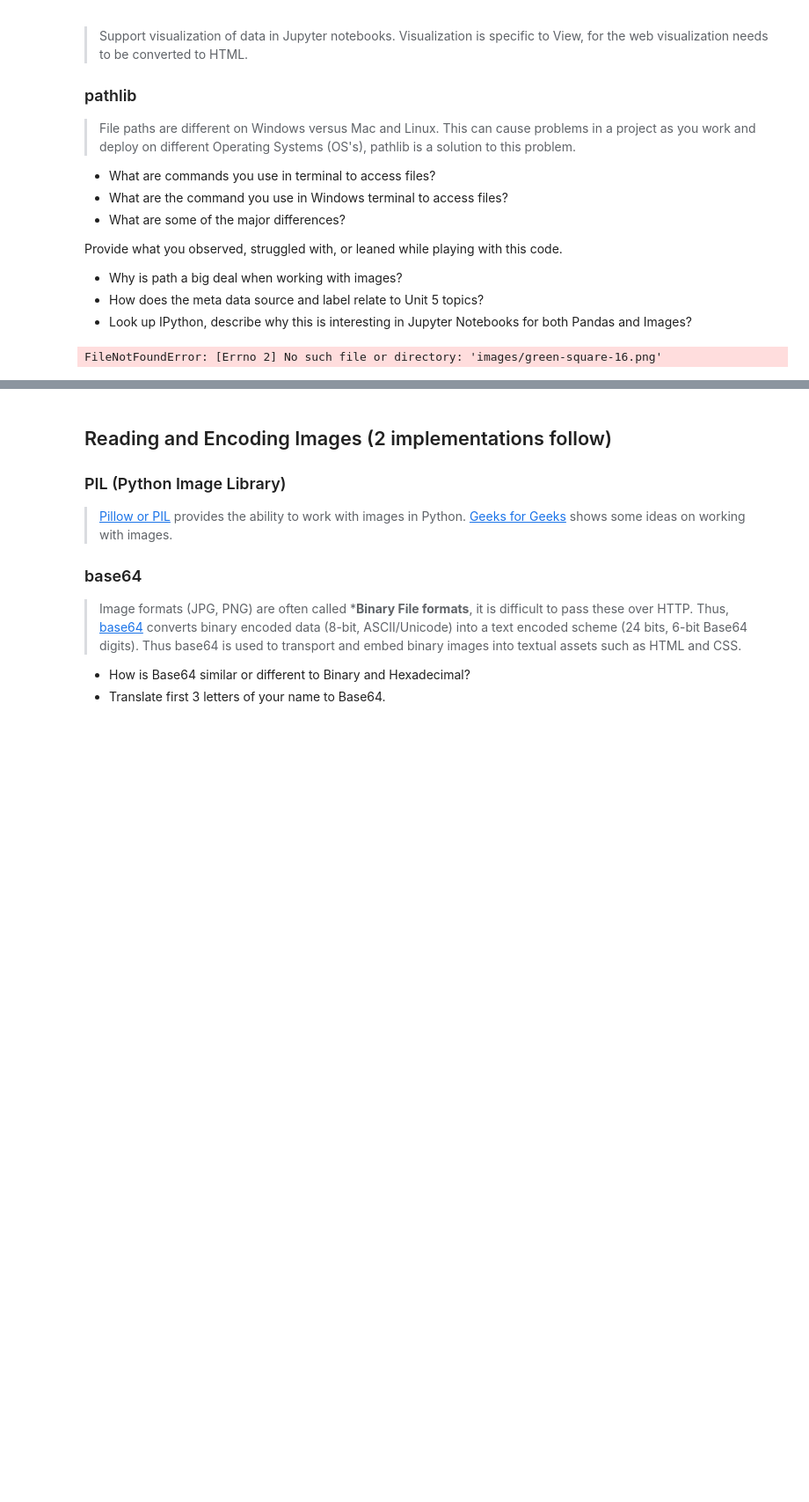
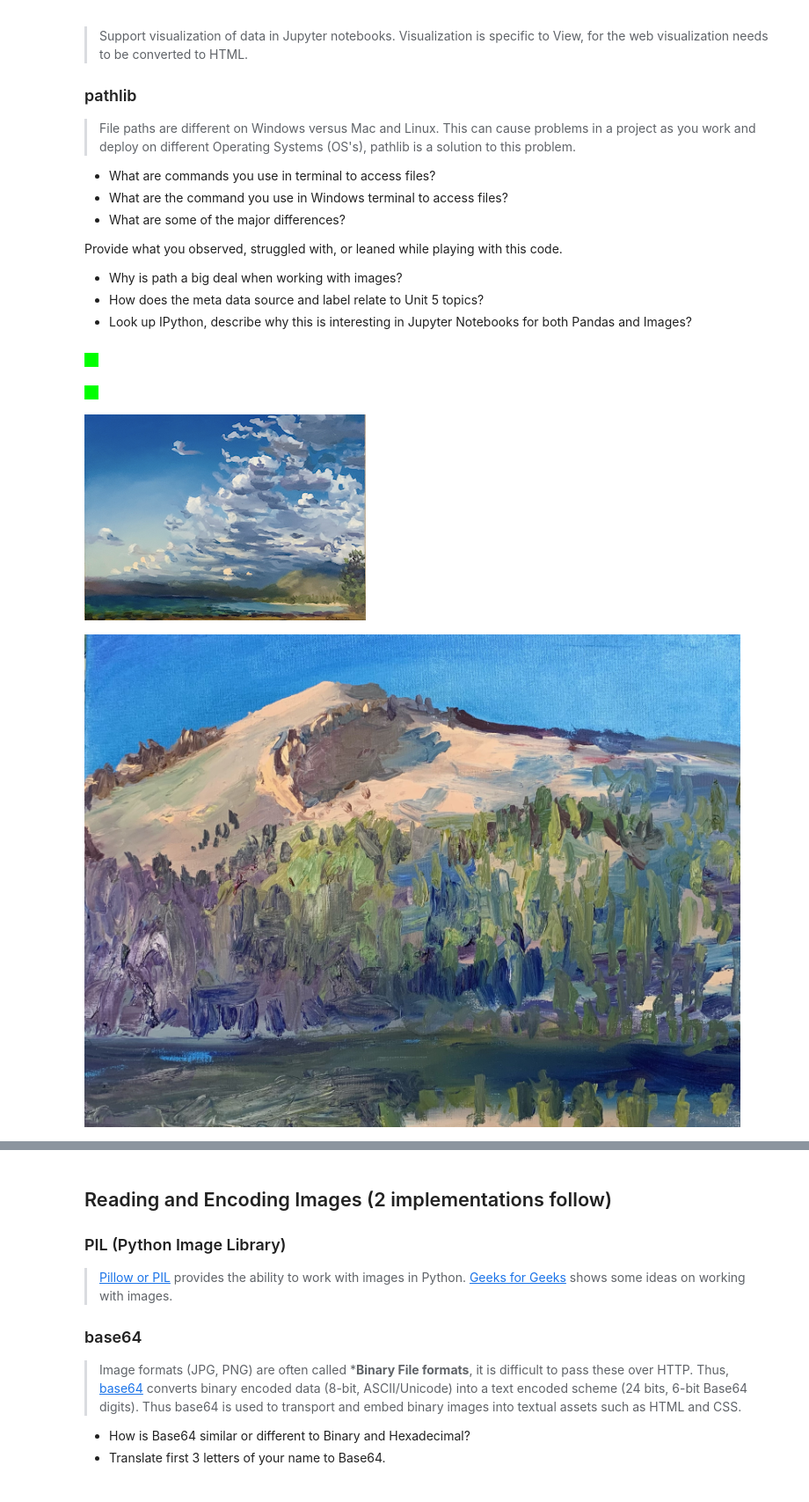
Before and after one commit to keiraokimoto/Fastpages, a Jupyter notebook: _notebooks/2023-03-07-AP-unit2-2.ipynb, the cells around one changed output, grey strips where cells are left out. Shown at 88% size. Saved outputs shown, nothing was run; the diff lists cells and outputs as text; code cells hidden in the pictures; blank space fills up the shorter version.

```diff
--- a/_notebooks/2023-03-07-AP-unit2-2.ipynb
+++ b/_notebooks/2023-03-07-AP-unit2-2.ipynb
@@ -46,32 +46,37 @@ Provide what you observed, struggled with, or leaned while playing with this cod
 # %%
 from IPython.display import Image, display
 from pathlib import Path  # https://medium.com/@ageitgey/python-3-quick-tip-the-easy-way-to-deal-with-file-paths-on-windows-mac-and-linux-11a072b58d5f
 
 # prepares a series of images
-def image_data(path=Path("images/"), images=None):  # path of static images is defaulted
+def image_data(path=Path("ghtop_images/"), images=None):  # path of static images is defaulted
     if images is None:  # default image
         images = [
+            {'source': "Internet", 'label': "Green Square", 'file': "green-square-16.png"},
             {'source': "Peter Carolin", 'label': "Clouds Impression", 'file': "clouds-impression.png"},
-            {'source': "Peter Carolin", 'label': "Lassen Volcano", 'file': "lassen-volcano.jpg"}
+            {'source': "Peter Carolin", 'label': "Lassen Volcano", 'file': "lassen-volcano.jpg"},
+            {'source': "Keira", 'label': "Smiley face", 'file': "smiley face.png"}
         ]
     for image in images:
         # File to open
         image['filename'] = path / image['file']  # file with path
     return images
 
 def image_display(images):
     for image in images:
         display(Image(filename=image['filename']))
 
 
 # Run this as standalone tester to see sample data printed in Jupyter terminal
 if __name__ == "__main__":
     # print parameter supplied image
     green_square = image_data(images=[{'source': "Internet", 'label': "Green Square", 'file': "green-square-16.png"}])
     image_display(green_square)
 
     # display default images from image_data()
     default_images = image_data()
     image_display(default_images)
 # %% [output]
-FileNotFoundError: [Errno 2] No such file or directory: 'images/green-square-16.png'
+[figure, added]
+[figure, added]
+[figure, added]
+[figure, added]
```
Also changed, not shown: parts of 1 cell of this notebook, 1 other file.
